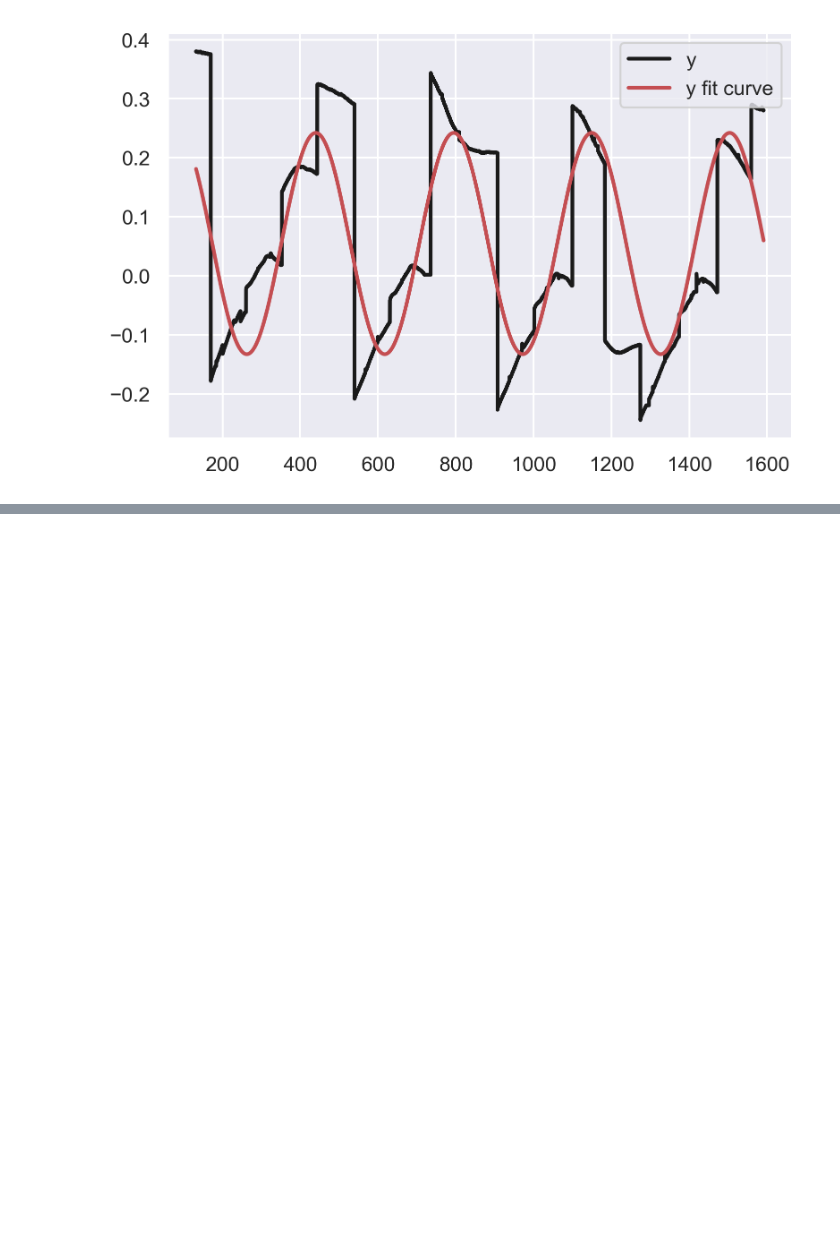
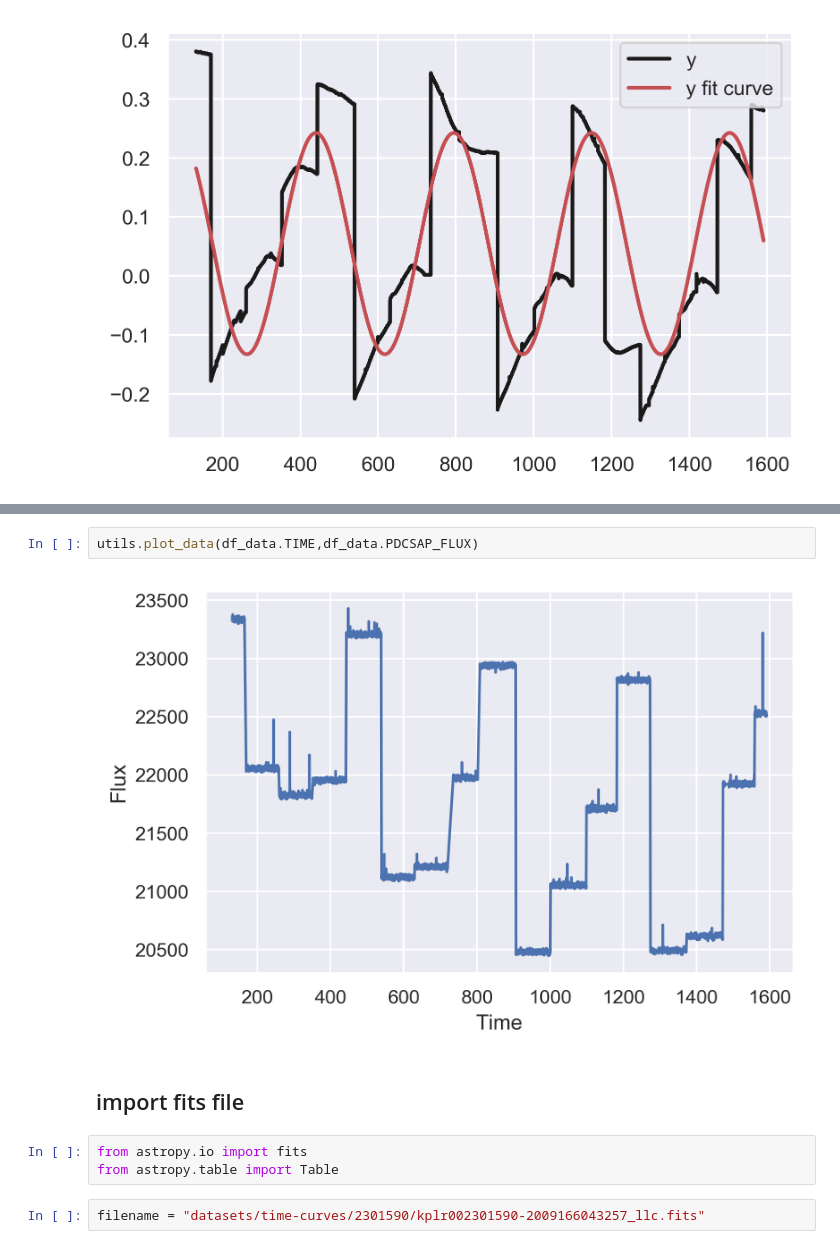
Before and after one commit to mtctr/kepler, a Jupyter notebook: tests.ipynb, the cells around one changed output, grey strips where cells are left out. Drawn from its saved outputs; the diff is of its cells as text; blank space fills up the shorter version.

Commit message:
obtaining data from fits file

```diff
--- a/tests.ipynb
+++ b/tests.ipynb
@@ -57,0 +78,11 @@ res['period']
+# %%
+utils.plot_data(df_data.TIME,df_data.PDCSAP_FLUX)
+# %% [output]
+[figure, added]
+# %% [markdown]
+## import fits file
+# %%
+from astropy.io import fits
+from astropy.table import Table
+# %%
+filename = "datasets/time-curves/2301590/kplr002301590-2009166043257_llc.fits"
```
Also changed, not shown: parts of 10 cells of this notebook.
